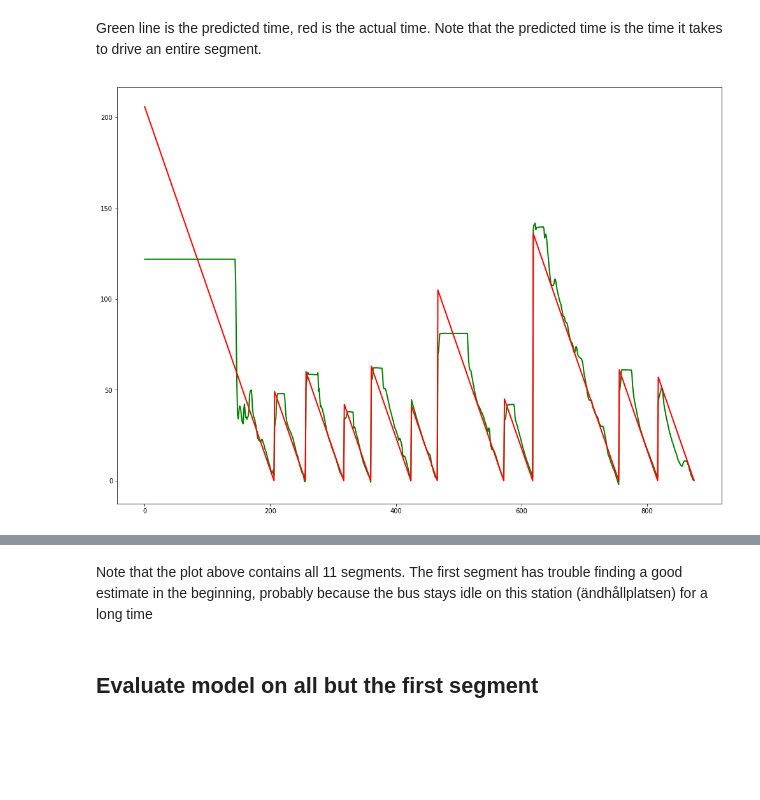
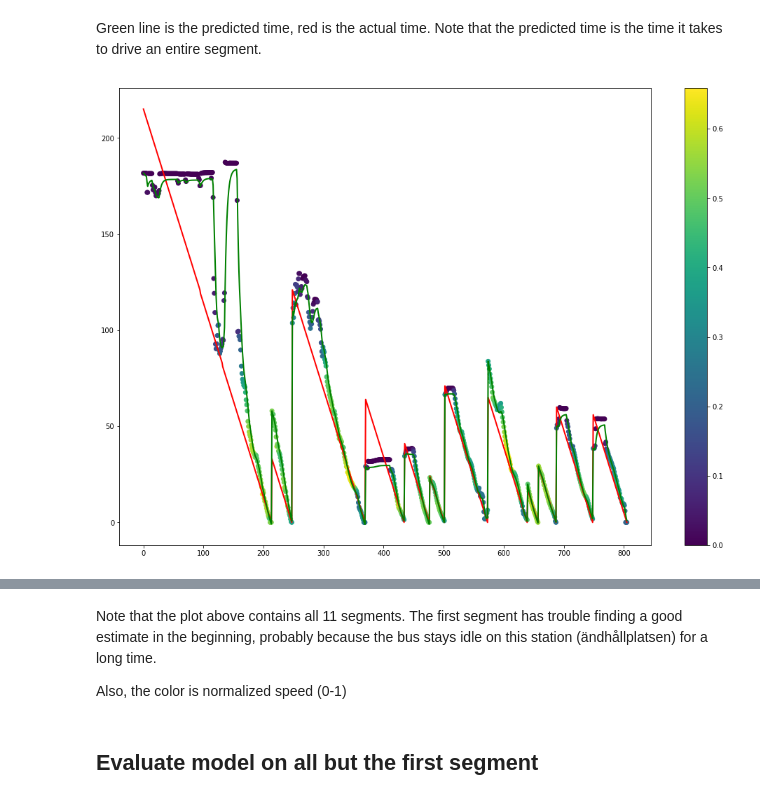
Before and after one commit to M20190649/TDDE19-bus-arrival-time, a Jupyter notebook: ANN/Model 2v2 - all data all features with sequence of test data.ipynb, the cells around one changed output, grey strips where cells are left out. Cells and saved outputs as stored; diff of their text form; code cells hidden in the pictures; blank space fills up the shorter version.

```diff
--- a/ANN/Model 2v2 - all data all features with sequence of test data.ipynb
+++ b/ANN/Model 2v2 - all data all features with sequence of test data.ipynb
@@ -11,6 +11,9 @@ import pandas as pds
 import datetime as dt
 # %%
 data = pds.read_pickle('added_t_ttjs.pkl')
+# %%
+# Data for line 11
+data = pds.read_pickle('added_t_211.pkl')
 # %%
 data.head()
 # %% [output]
@@ -49,7 +52,7 @@ dataset['dir_cos'] = np.cos(df.direction*(np.pi/180))
 
 dataset['speed'] = (df['speed']-df['speed'].min())/(df['speed'].max()-df['speed'].min())
 # Previousla was 'time_since_journey_start'
-dataset['ttjs'] = (df['ttjs']-df['ttjs'].min())/(df['ttjs'].max()-df['ttjs'].min())
+#dataset['ttjs'] = (df['ttjs']-df['ttjs'].min())/(df['ttjs'].max()-df['ttjs'].min())
 
 dataset['latitude'] = (df['latitude']-df['latitude'].min())/(df['latitude'].max()-df['latitude'].min())
 dataset['longitude'] = (df['longitude']-df['longitude'].min())/(df['longitude'].max()-df['longitude'].min())
@@ -72,6 +79,6 @@ Select an arbitrary number of test journeys
 # %%
 # Roughly 20%
-num_test_segments = 700
+num_test_segments = 300 #700
 msk = np.random.randint(1, dataset.journey_number.unique()[-1], num_test_segments)
 mask = dataset['journey_number'].isin(msk)
 # %% [markdown]
@@ -197,3 +253,10 @@ predictions = model.predict(model_to_predict.values, batch_size=1, verbose=1)
 journey_ = test_input.index[test_input['journey_number'] == selected_journey]
 j_labels_ = test_labels.loc[journey_]
 j_labels = j_labels_.reset_index().drop(columns=['index'])
+# %%
+import kalman_filter_by as kfb
+import losses as l
+pdat = data.reset_index().drop(columns=['index'])
+new_preds = kfb.kfbs(pdat, j_labels, model, 12, 200, R = 2, Q =7)
+
+l1, l2 = l.basic_mae(new_preds, predictions, j_labels)
@@ -201,9 +278,12 @@ j_labels = j_labels_.reset_index().drop(columns=['index'])
 Green line is the predicted time, red is the actual time. Note that the predicted time is the time it takes to drive an entire segment.
 # %%
 plt.rcParams['figure.figsize'] = [17, 12]
-plt.plot(predictions, color='green', linewidth=2, markersize=12)
+#plt.plot(predictions, color='green', linewidth=2, markersize=12)
+plt.scatter(range(len(predictions)),predictions, c=model_to_predict['speed'].values)
+plt.colorbar()
 plt.plot(j_labels, color='red', linewidth=2, markersize=12)
+plt.plot(new_preds, color='green', linewidth=2, markersize=12)
 plt.show()
 print(model.evaluate(model_to_predict.values, j_labels_.values))
 # %% [output]
-[figure, old version]
+[figure, new version]
@@ -212,5 +292,7 @@ print(model.evaluate(model_to_predict.values, j_labels_.values))
 # %% [markdown]
-Note that the plot above contains all 11 segments. The first segment has trouble finding a good estimate in the beginning, probably because the bus stays idle on this station (ändhållplatsen) for a long time
+Note that the plot above contains all 11 segments. The first segment has trouble finding a good estimate in the beginning, probably because the bus stays idle on this station (ändhållplatsen) for a long time.
+
+Also, the color is normalized speed (0-1)
 # %% [markdown]
 ## Evaluate model on all but the first segment
 # %% [markdown]
```
Also changed, not shown: parts of 14 cells of this notebook, 1 other file.
